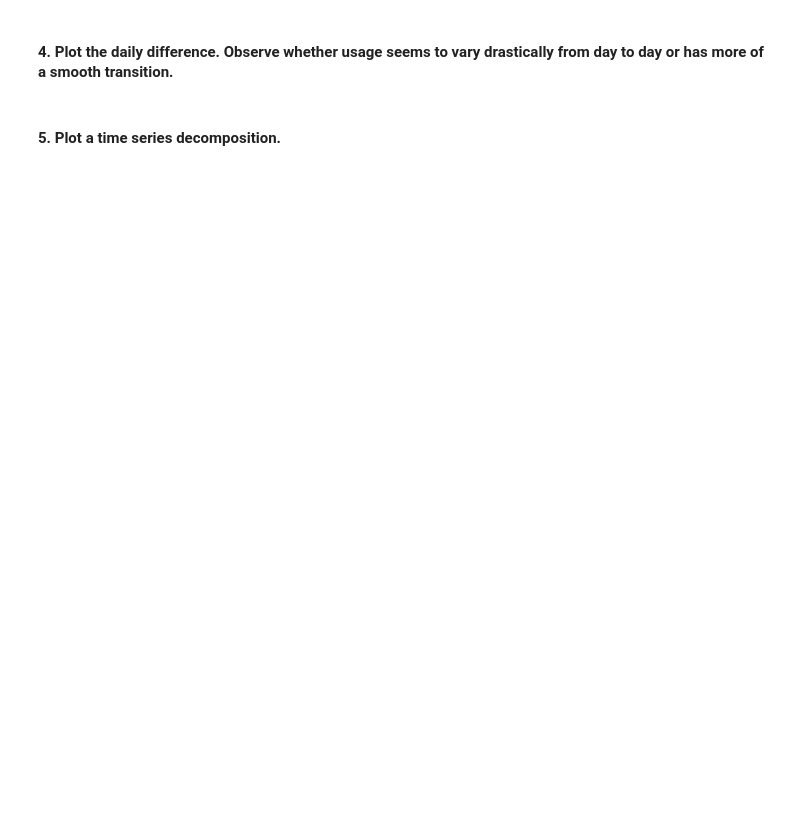
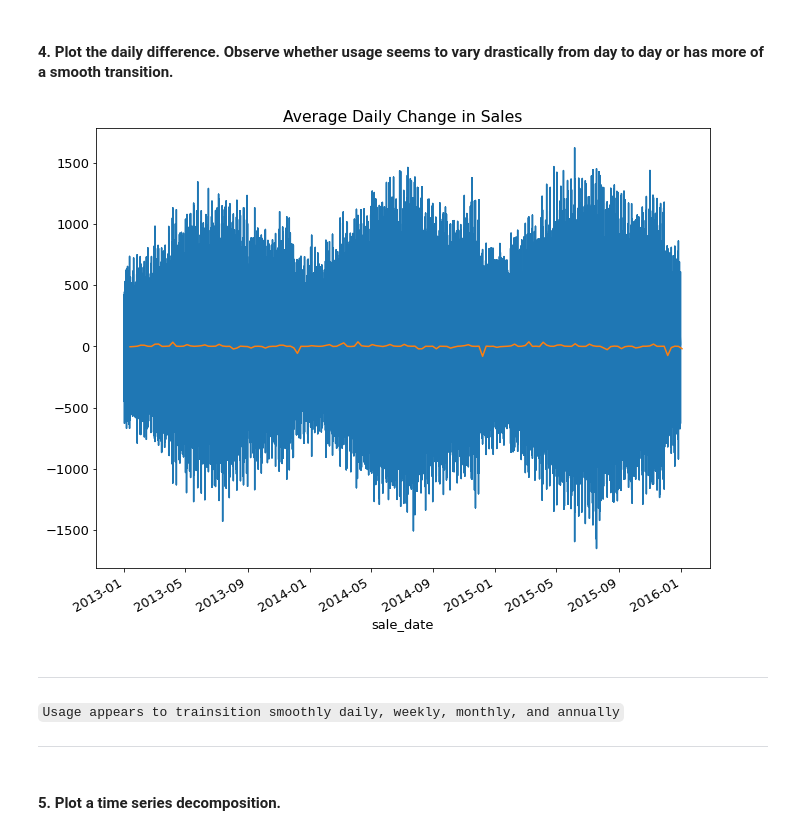
Before and after one commit to CSolitaire/time-series-exercises, a Jupyter notebook: explore.ipynb, the cells around one changed output. Saved outputs shown, nothing was run; the diff lists cells and outputs as text; code cells hidden in the pictures; blank space fills up the shorter version.

```diff
--- a/explore.ipynb
+++ b/explore.ipynb
@@ -106,4 +132,16 @@ plt.show()
 # %% [markdown]
 #### 4. Plot the daily difference. Observe whether usage seems to vary drastically from day to day or has more of a smooth transition.
+# %%
+y.diff().plot(title='Average Daily Change in Sales')
+y.resample('W').mean().diff().plot(label= 'Weekly Avg')
+plt.show()
+# %% [output]
+[figure, added]
+# %% [markdown]
+***
+
+`Usage appears to trainsition smoothly daily, weekly, monthly, and annually`
+
+***
 # %% [markdown]
 #### 5. Plot a time series decomposition.
```
Also changed, not shown: parts of 23 cells of this notebook.
